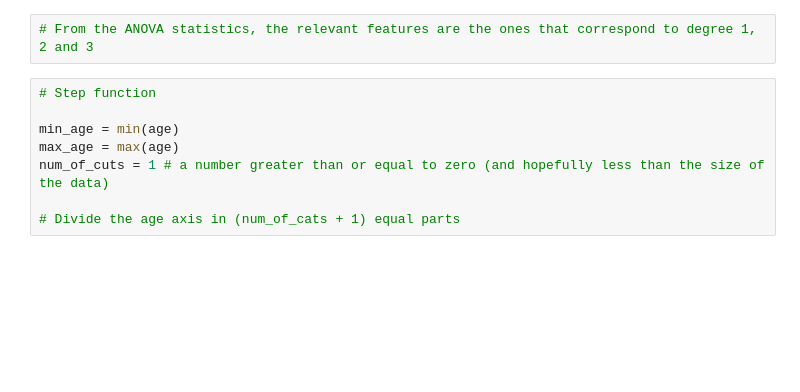
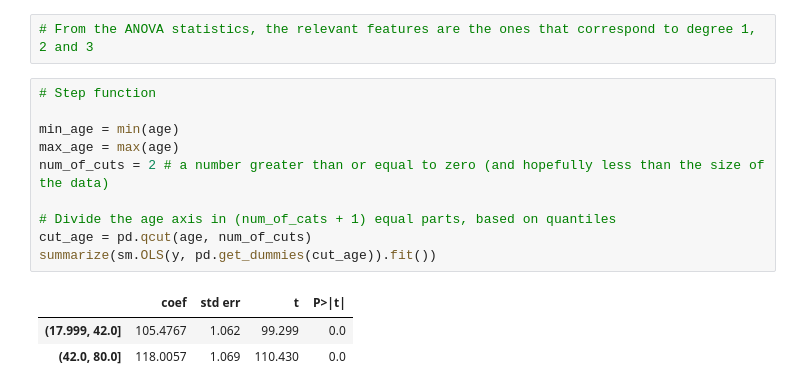
Before and after one commit to deusdevok/ISLP_Python, a Jupyter notebook: Chapter 7/Exercise6.ipynb, the cells around one changed output. Cells and saved outputs as stored; diff of their text form; blank space fills up the shorter version.

```diff
--- a/Chapter 7/Exercise6.ipynb
+++ b/Chapter 7/Exercise6.ipynb
@@ -103,8 +106,14 @@ degree - f - p
 # %%
 # Step function
 
 min_age = min(age)
 max_age = max(age)
-num_of_cuts = 1 # a number greater than or equal to zero (and hopefully less than the size of the data)
+num_of_cuts = 2 # a number greater than or equal to zero (and hopefully less than the size of the data)
 
-# Divide the age axis in (num_of_cats + 1) equal parts
+# Divide the age axis in (num_of_cats + 1) equal parts, based on quantiles
+cut_age = pd.qcut(age, num_of_cuts)
+summarize(sm.OLS(y, pd.get_dummies(cut_age)).fit())
+# %% [output]
+|  | coef | std err | t | P>|t| |
+| (17.999, 42.0] | 105.4767 | 1.062 | 99.299 | 0.0 |
+| (42.0, 80.0] | 118.0057 | 1.069 | 110.430 | 0.0 |
```
Also changed, not shown: parts of 3 cells of this notebook, 1 other file.
